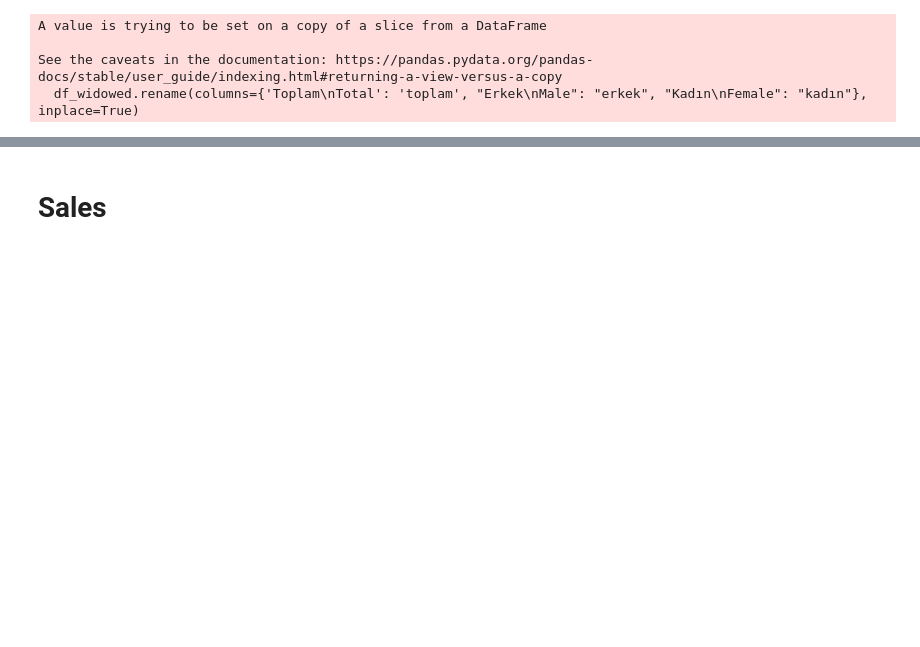
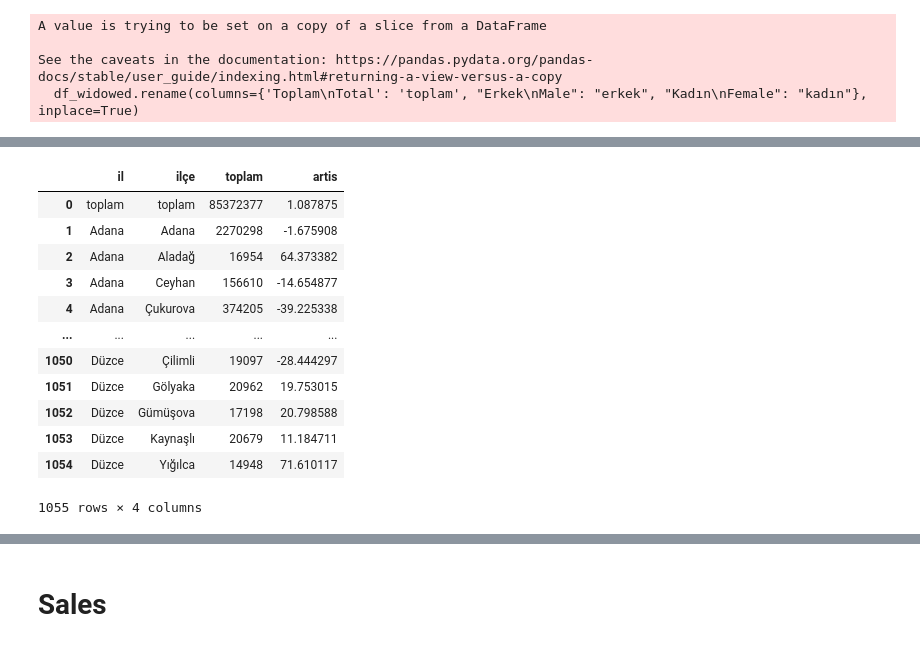
Before and after one commit to Zakerous76/analythings-viz-2-fastAPI-integration, a Jupyter notebook: plotly-py-viz-fastapi/developement.ipynb, the cells around one changed output, grey strips where cells are left out. Cells and saved outputs as stored; diff of their text form; code cells hidden in the pictures; blank space fills up the shorter version.

```diff
--- a/plotly-py-viz-fastapi/developement.ipynb
+++ b/plotly-py-viz-fastapi/developement.ipynb
@@ -203,3 +203,11 @@ def population_origin_city():
     with pd.ExcelWriter(output_file_path) as writer:
         df_origin_city.to_excel(writer, sheet_name='df_origin_city')
 population_origin_city()
+# %%
+input_file_path = "./datasets/nüfus artisi.XLSX"
+output_file_path = "./datasets/population_trend.xlsx"
+
+df_trend = pd.read_excel(input_file_path)
+df_trend.rename(columns={"İl ve ilçe\nProvince and district": "il ve ilçe", "Nüfus(1)\nPopulation(1)":"toplam", df_trend.columns[2]: "artis"}, inplace=True)
+df_trend.drop("il ve ilçe", axis=1, inplace=True)
+df_trend
@@ -205,0 +228,22 @@ population_origin_city()
+# %%
+import openpyxl
+wb = openpyxl.load_workbook(input_file_path)
+ws = wb.active
+
+province = None
+data = [["toplam", "toplam"]]
+
+# Iterate over each row in the worksheet
+for row in ws.iter_rows(values_only=False):
+    cell = row[0]
+    # Check if the font is bold to identify a province
+    if cell.font.bold:
+        province = cell.value
+    if province:
+        data.append([province, cell.value])
+
+# Create a DataFrame from the data
+df = pd.DataFrame(data, columns=['il', 'ilçe'])
+
+# Display the DataFrame
+df
@@ -205,0 +264,17 @@ population_origin_city()
+# %%
+df_trend = pd.concat([df, df_trend], axis=1)
+df_trend
+# %% [output]
+|  | il | ilçe | toplam | artis |
+| 0 | toplam | toplam | 85372377 | 1.087875 |
+| 1 | Adana | Adana | 2270298 | -1.675908 |
+| 2 | Adana | Aladağ | 16954 | 64.373382 |
+| 3 | Adana | Ceyhan | 156610 | -14.654877 |
+| 4 | Adana | Çukurova | 374205 | -39.225338 |
+| ... | ... | ... | ... | ... |
+| 1050 | Düzce | Çilimli | 19097 | -28.444297 |
+| 1051 | Düzce | Gölyaka | 20962 | 19.753015 |
+| 1052 | Düzce | Gümüşova | 17198 | 20.798588 |
+| 1053 | Düzce | Kaynaşlı | 20679 | 11.184711 |
+| 1054 | Düzce | Yığılca | 14948 | 71.610117 |
+1055 rows × 4 columns
```
Also changed, not shown: parts of 10 cells of this notebook.
